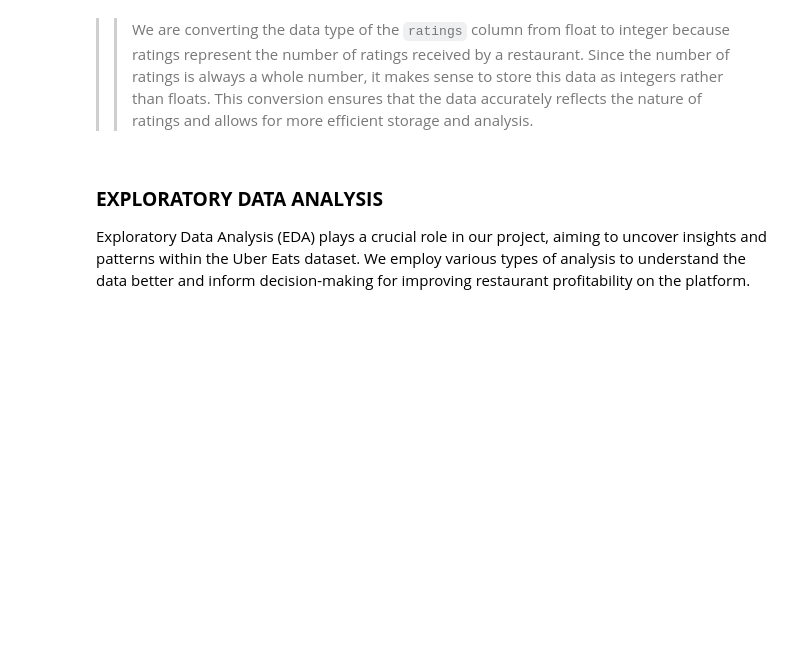
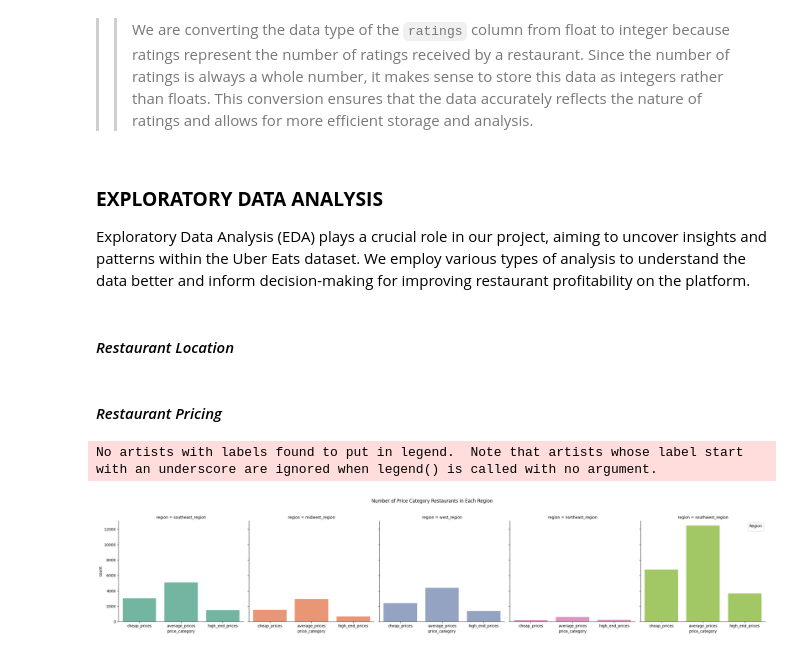
Before and after one commit to ndungek/FOOD-DELIVERY-COST-AND-PROFIT--ANALYSIS, a Jupyter notebook: ubereats.ipynb, the cells around one changed output. Saved outputs shown, nothing was run; the diff lists cells and outputs as text; code cells hidden in the pictures; blank space fills up the shorter version.

```diff
--- a/ubereats.ipynb
+++ b/ubereats.ipynb
@@ -360,7 +522,7 @@ def extract_main_cuisine(row):
         return None
 
 # Apply the function to create a new column for the main cuisine
-merged_data['main_cuisine'] = merged_data.apply(extract_main_cuisine, axis=1)
+merged_data['main_dish'] = merged_data.apply(extract_main_cuisine, axis=1)
 
 # Displaying the main cuisine for each restaurant
 merged_data.head()
@@ -407,3 +583,5 @@ merged_data.rename(columns={'ratings': 'number_of_ratings'}, inplace=True)
 ### **EXPLORATORY DATA ANALYSIS**
 
 Exploratory Data Analysis (EDA) plays a crucial role in our project, aiming to uncover insights and patterns within the Uber Eats dataset. We employ various types of analysis to understand the data better and inform decision-making for improving restaurant profitability on the platform.
+# %% [markdown]
+#### *Restaurant Location*
@@ -409,0 +611,30 @@ Exploratory Data Analysis (EDA) plays a crucial role in our project, aiming to u
+# %% [markdown]
+#### *Restaurant Pricing*
+# %%
+import seaborn as sns
+import matplotlib.pyplot as plt
+# Filter out rows where price category is not equal to 0
+filtered_data = merged_data[merged_data['price_category'] != 0]
+# Define the order of price categories
+cat_order = ['cheap_prices', 'average_prices', 'high_end_prices']
+
+# Plotting the distribution of different price categories of restaurants in each region
+region_price = sns.catplot(x='price_category',
+                           data=filtered_data,  # Use filtered_data to exclude rows with price category 0
+                           kind='count',
+                           col='region',
+                           order=cat_order,
+                           hue='region',  # Add hue for region
+                           palette='Set2',  # Choose a color palette for regions
+                           legend=False)  # Disable legend for better layout
+
+# Set title and adjust layout
+region_price.fig.suptitle("Number of Price Category Restaurants in Each Region", y=1.03)
+plt.legend(title='Region', loc='upper right')
+plt.tight_layout()
+
+# Show the plot
+plt.show()
+# %% [output]
+No artists with labels found to put in legend.  Note that artists whose label start with an underscore are ignored when legend() is called with no argument.
+[figure, added]
```
Also changed, not shown: parts of 27 cells of this notebook.
